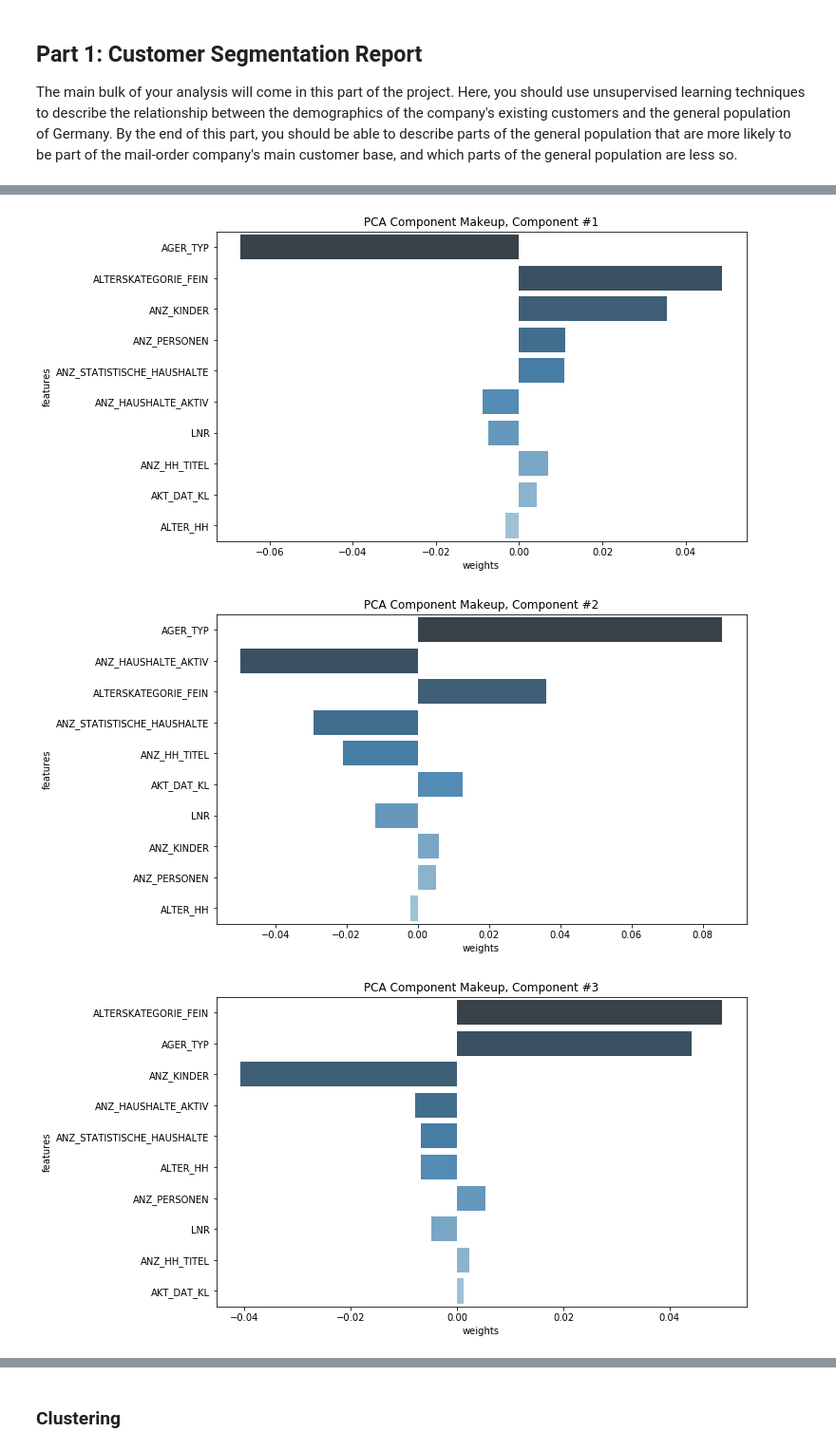
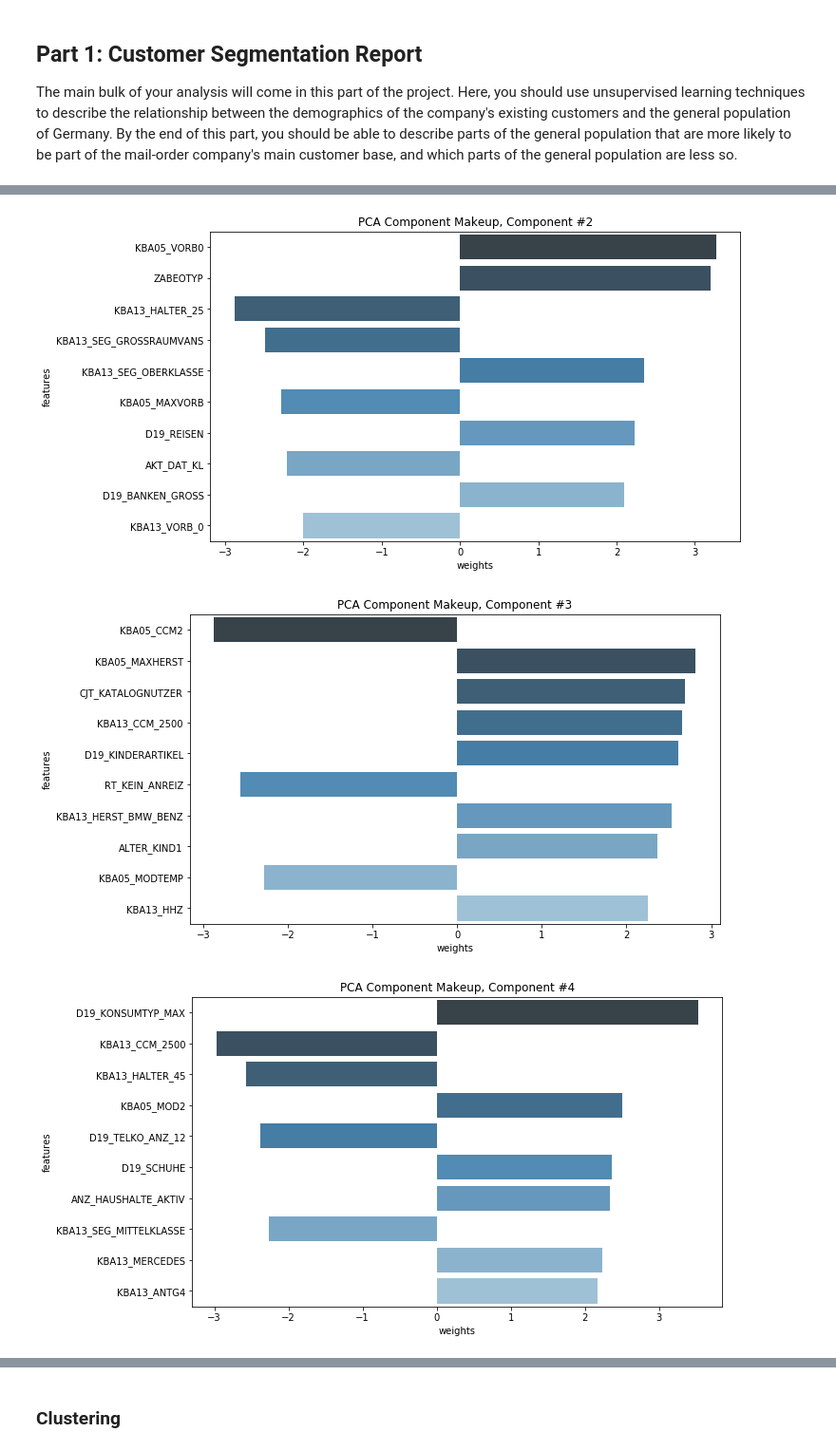
Before and after one commit to mfgriffin467/aws_udacity_mle_capstone, a Jupyter notebook: Arvato Project Workbook.ipynb, the cells around one changed output, grey strips where cells are left out. Shown at 95% size. Saved outputs shown, nothing was run; the diff lists cells and outputs as text; code cells hidden in the pictures.

```diff
--- a/Arvato Project Workbook.ipynb
+++ b/Arvato Project Workbook.ipynb
@@ -514,7 +494,3 @@ df_customers,_,nas = proc_df(customers, na_dict=nas)
 # %%
 pca_cols = df_azdias.columns
-# %%
-scaler = StandardScaler()
-train_X = scaler.fit_transform(df_azdias)
-test_X = scaler.transform(df_customers)
 # %%
@@ -529,2 +500,0 @@ PCA(copy=True, iterated_power='auto', n_components=10, random_state=None,
-# %%
-v = pd.DataFrame(pca.components_)
@@ -539,0 +522,10 @@ N_COMPONENTS=10
+# %%
+# Fit PCA with X components
+
+N_COMPONENTS=100  #44
+pca = PCA(n_components=N_COMPONENTS)
+pca.fit(train_X)
+train_X_pca = pca.transform(train_X)
+train_X_pca = pd.DataFrame(pca.transform(train_X))
+#print(pca.explained_variance_ratio_)
+print(sum(pca.explained_variance_ratio_))
@@ -540,23 +538,25 @@ N_COMPONENTS=10
 # %%
 def display_component(v, features_list, component_num, n_weights=10):
+    '''
+    Function to display attributes associated with principcal components
 
-    # get index of component (last row - component_num)
+       Parameters:
+    -----------
+    v: pca matrix
+    features_list:  column headings in input
+    component_num:
+    n_weights: number of most important variables shown
+    '''
+
     row_idx = N_COMPONENTS-component_num
-
-    # get the list of weights from a row in v, dataframe
     v_1_row = v.iloc[:, row_idx]
     v_1 = np.squeeze(v_1_row.values)
-
-    # match weights to features in counties_scaled dataframe, using list comporehension
     comps = pd.DataFrame(list(zip(v_1, features_list)),
                          columns=['weights', 'features'])
-
-    # we'll want to sort by the largest n_weights
-    # weights can be neg/pos and we'll sort by magnitude
     comps['abs_weights']=comps['weights'].apply(lambda x: np.abs(x))
     sorted_weight_data = comps.sort_values('abs_weights', ascending=False).head(n_weights)
 
-    # display using seaborn
+    # Plot charts
     ax=plt.subplots(figsize=(10,6))
     ax=sns.barplot(data=sorted_weight_data,
                    x="weights",
@@ -565,6 +565,6 @@ def display_component(v, features_list, component_num, n_weights=10):
     ax.set_title("PCA Component Makeup, Component #" + str(component_num))
     plt.show()
 # %%
-for num in range(0,5):
-    display_component(v, df_azdias.columns.values, component_num=num, n_weights=20)
+for num in range(1,11):
+    display_component(train_X_pca, df_azdias.columns.values, component_num=num, n_weights=10)
 # %% [output]
@@ -572,3 +572,3 @@ for num in range(0,5):
-[figure, old version]
+[figure, new version]
-[figure, old version]
+[figure, new version]
-[figure, old version]
+[figure, new version]
```
Also changed, not shown: parts of 154 cells of this notebook, 7 other files.
